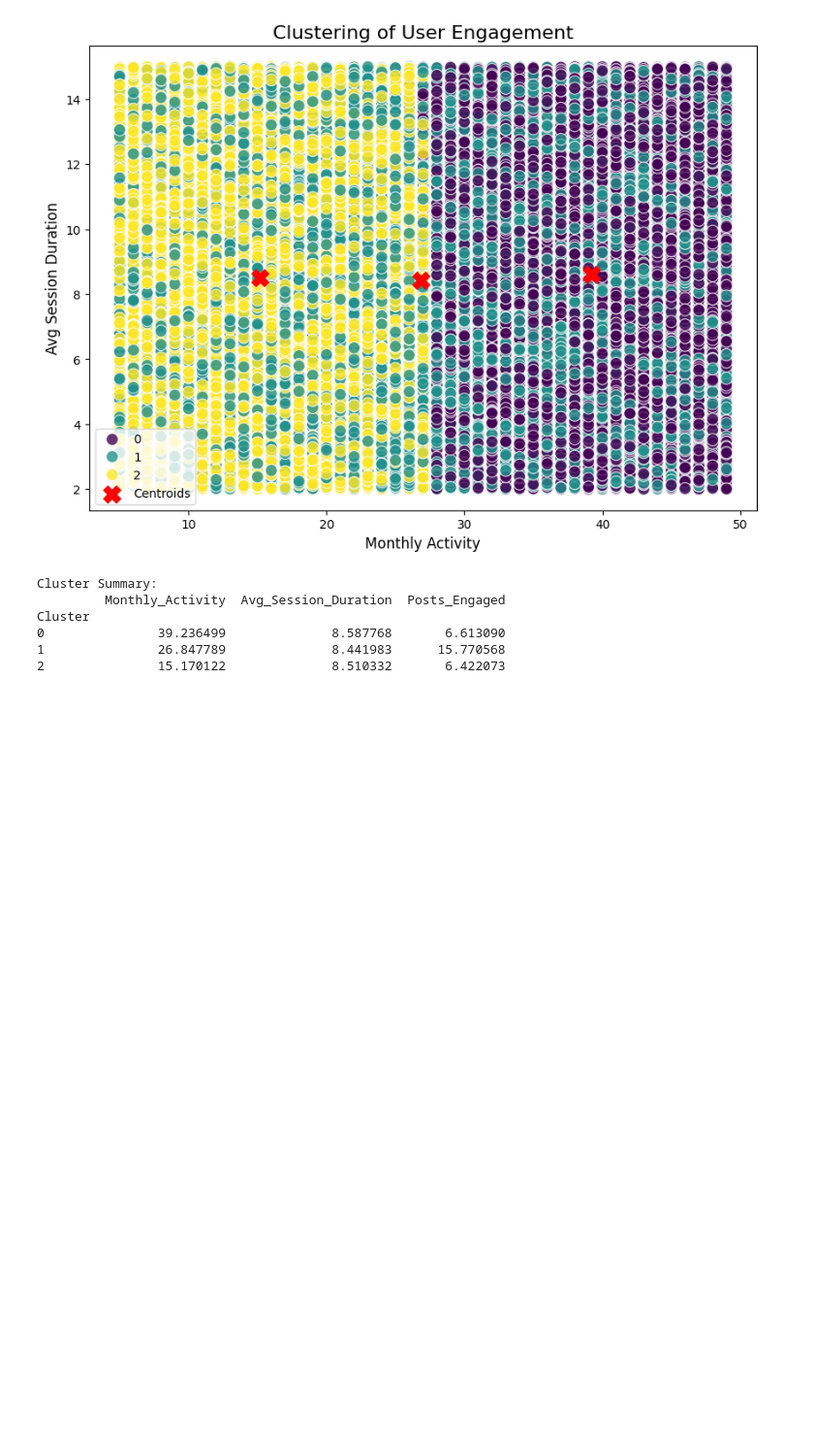
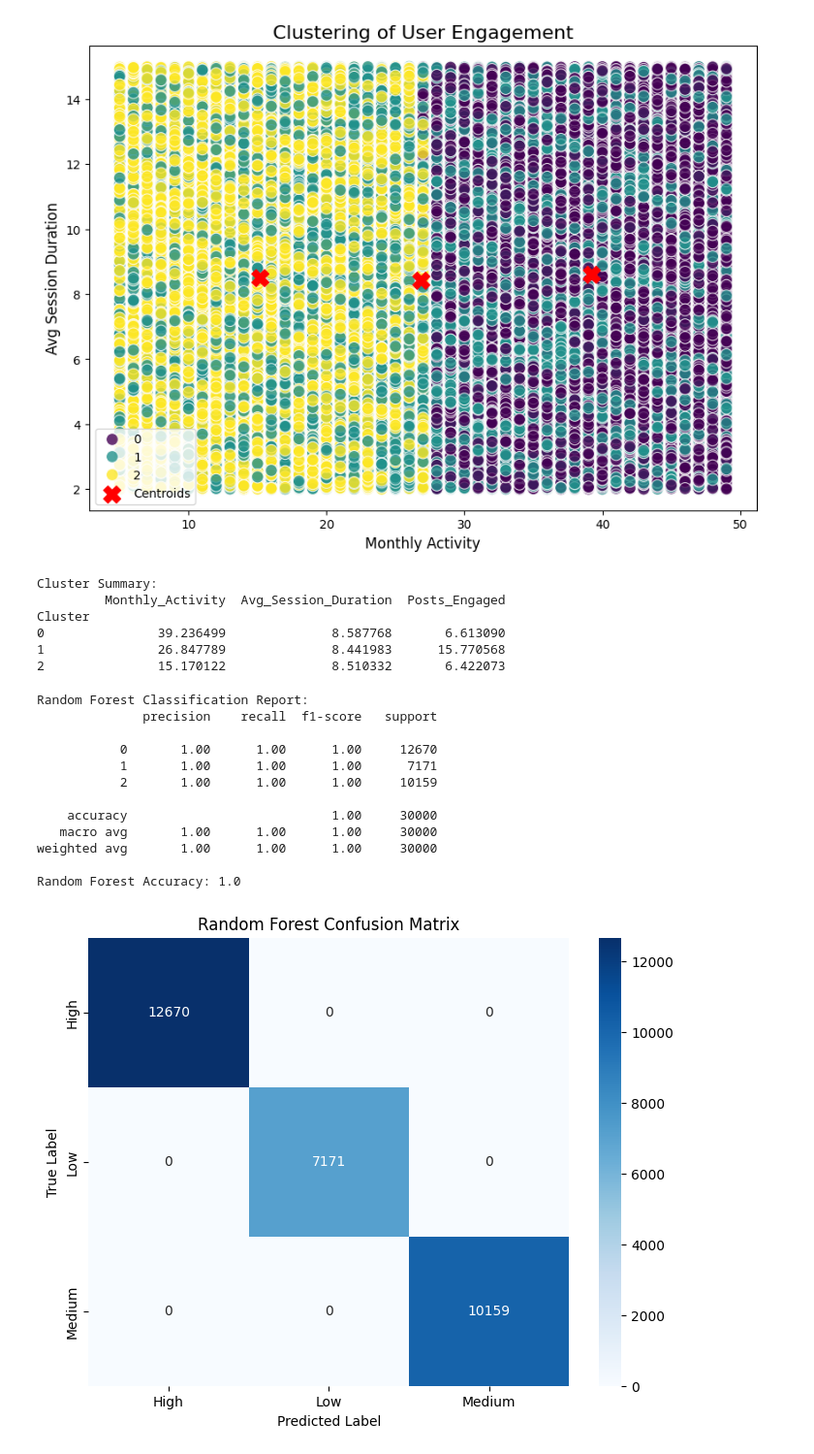
Before and after one commit to Shamiul-693/-User-Behavior-Analysis-for-Optimizing-Engagement-on-Social-Media-Platforms-, a Jupyter notebook: User_Behavior_Analysis_for_Optimizing_Engagement_on_Social_Media_Platforms_.ipynb, the cells around one changed output. Shown at 97% size. Cells and saved outputs as stored; diff of their text form; code cells hidden in the pictures; blank space fills up the shorter version.

```diff
--- a/User_Behavior_Analysis_for_Optimizing_Engagement_on_Social_Media_Platforms_.ipynb
+++ b/User_Behavior_Analysis_for_Optimizing_Engagement_on_Social_Media_Platforms_.ipynb
@@ -377,3 +377,71 @@ Cluster
 0               39.236499              8.587768       6.613090
 1               26.847789              8.441983      15.770568
 2               15.170122              8.510332       6.422073
+# %%
+
+from sklearn.model_selection import train_test_split
+from sklearn.ensemble import RandomForestClassifier
+from sklearn.svm import SVC
+from sklearn.preprocessing import StandardScaler, LabelEncoder
+from sklearn.metrics import classification_report, confusion_matrix, accuracy_score
+
+
+
+# Simulate additional features if not available in the dataset
+np.random.seed(42)
+data['Monthly_Activity'] = np.random.randint(5, 50, size=len(data))  # Simulated activity
+data['Avg_Session_Duration'] = np.random.uniform(2, 15, size=len(data))  # Simulated session duration
+data['Posts_Engaged'] = np.random.randint(1, 20, size=len(data))  # Simulated posts interacted
+
+# Simulate a target variable for classification
+# Example: Categorize users into low, medium, high engagement based on Monthly_Activity
+data['Engagement_Level'] = pd.cut(
+    data['Monthly_Activity'], bins=[0, 15, 30, 50], labels=['Low', 'Medium', 'High']
+)
+
+# Encode the target variable
+label_encoder = LabelEncoder()
+data['Engagement_Label'] = label_encoder.fit_transform(data['Engagement_Level'])
+
+# Select features and target
+X = data[['Monthly_Activity', 'Avg_Session_Duration', 'Posts_Engaged']]
+y = data['Engagement_Label']
+
+# Standardize the features
+scaler = StandardScaler()
+X_scaled = scaler.fit_transform(X)
+
+# Split the data into training and testing sets
+X_train, X_test, y_train, y_test = train_test_split(X_scaled, y, test_size=0.3, random_state=42)
+
+# 1. Random Forest Classifier
+rf = RandomForestClassifier(n_estimators=100, random_state=42)
+rf.fit(X_train, y_train)
+rf_pred = rf.predict(X_test)
+
+# Evaluate Random Forest
+print("Random Forest Classification Report:")
+print(classification_report(y_test, rf_pred))
+print("Random Forest Accuracy:", accuracy_score(y_test, rf_pred))
+
+# Plot confusion matrix for Random Forest
+plt.figure(figsize=(8, 6))
+sns.heatmap(confusion_matrix(y_test, rf_pred), annot=True, fmt="d", cmap="Blues", xticklabels=label_encoder.classes_, yticklabels=label_encoder.classes_)
+plt.title("Random Forest Confusion Matrix")
+plt.xlabel("Predicted Label")
+plt.ylabel("True Label")
+plt.show()
+# %% [output]
+Random Forest Classification Report:
+              precision    recall  f1-score   support
+
+           0       1.00      1.00      1.00     12670
+           1       1.00      1.00      1.00      7171
+           2       1.00      1.00      1.00     10159
+
+    accuracy                           1.00     30000
+   macro avg       1.00      1.00      1.00     30000
+weighted avg       1.00      1.00      1.00     30000
+
+Random Forest Accuracy: 1.0
+[figure, added]
```
Also changed, not shown: parts of 2 cells of this notebook.
